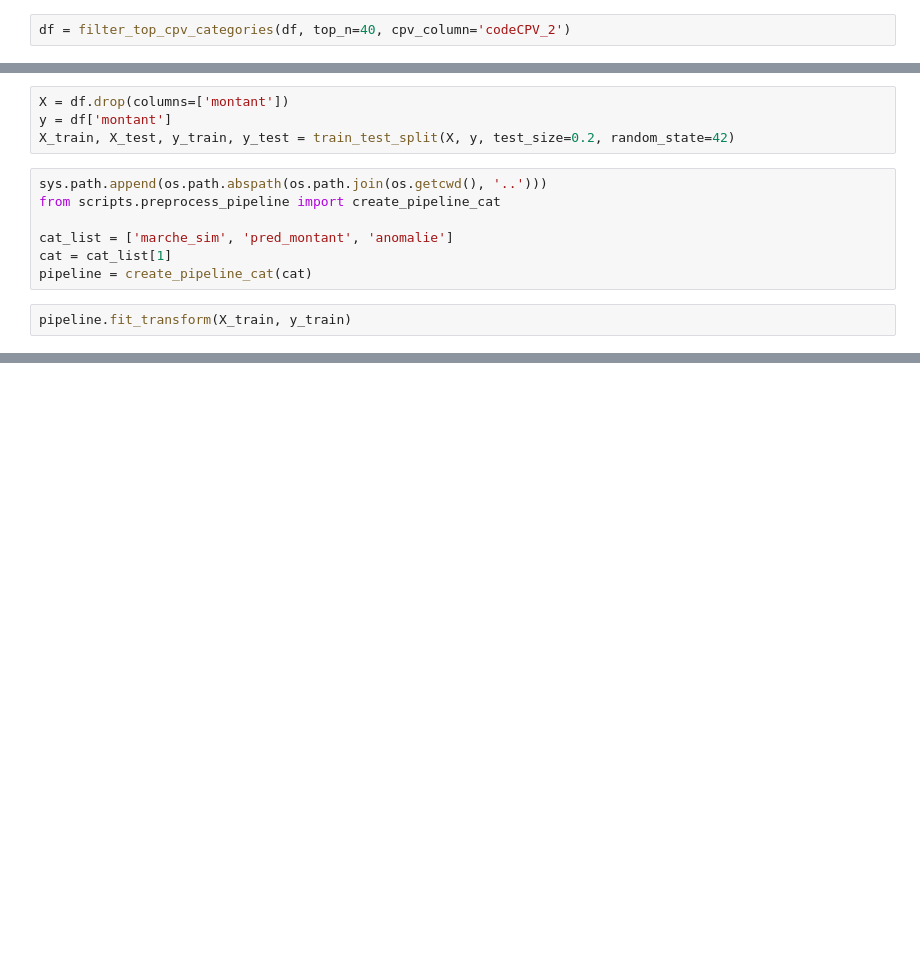
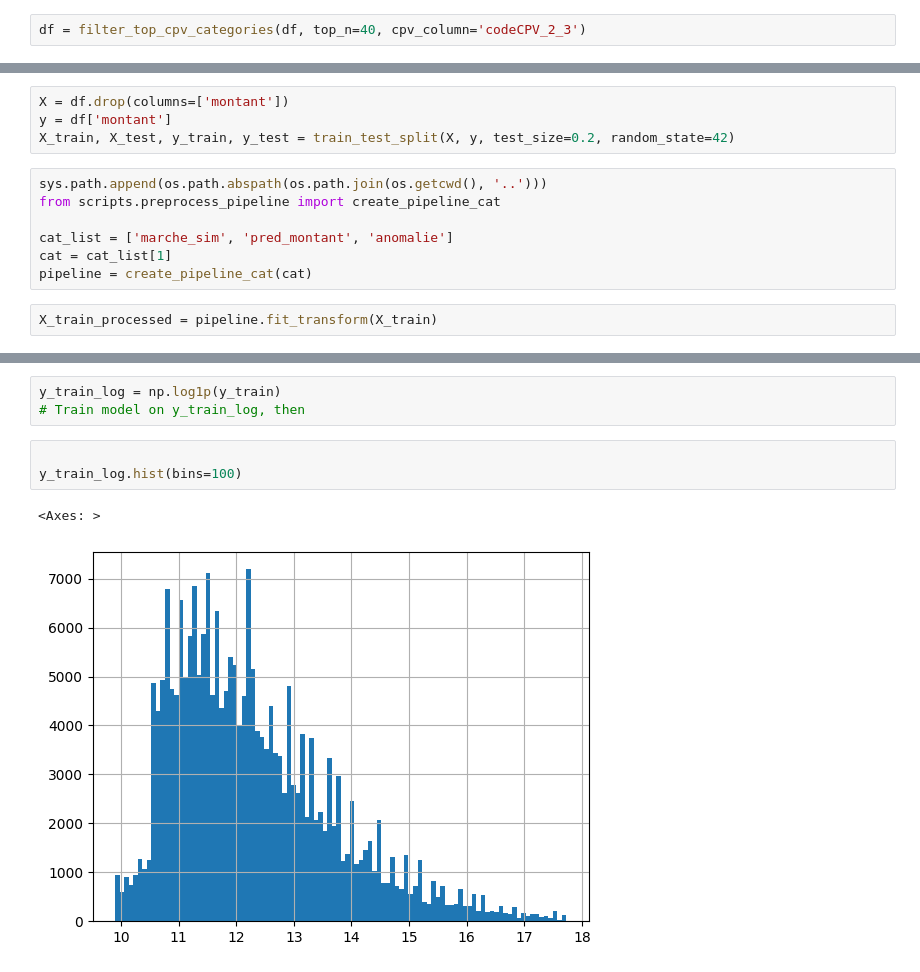
Before and after one commit to RonanB400/decp_ml, a Jupyter notebook: notebooks/JH_process-and-model.ipynb, the cells around one changed output, grey strips where cells are left out. Saved outputs shown, nothing was run; the diff lists cells and outputs as text; blank space fills up the shorter version.

```diff
--- a/notebooks/JH_process-and-model.ipynb
+++ b/notebooks/JH_process-and-model.ipynb
@@ -24,5 +37,5 @@ df
 | 286849 | 200054807000172025Z240001S10 | 2025Z240001S10 | Marché | 20005480700017 | METROPOLE D'AIX-MARSEILLE-PROVENCE | 200054807.0 | 43323036400047 | ... |
 286850 rows × 38 columns
 # %%
-df = filter_top_cpv_categories(df, top_n=40, cpv_column='codeCPV_2')
+df = filter_top_cpv_categories(df, top_n=40, cpv_column='codeCPV_2_3')
 # %% [output]
@@ -41,4 +56,4 @@ cat_list = ['marche_sim', 'pred_montant', 'anomalie']
 cat = cat_list[1]
 pipeline = create_pipeline_cat(cat)
 # %%
-pipeline.fit_transform(X_train, y_train)
+X_train_processed = pipeline.fit_transform(X_train)
@@ -58,0 +155,9 @@ pipeline.fit_transform(X_train, y_train)
+# %%
+y_train_log = np.log1p(y_train)
+# Train model on y_train_log, then
+# %%
+
+y_train_log.hist(bins=100)
+# %% [output]
+<Axes: >
+[figure, added]
```
Also changed, not shown: parts of 25 cells of this notebook.
